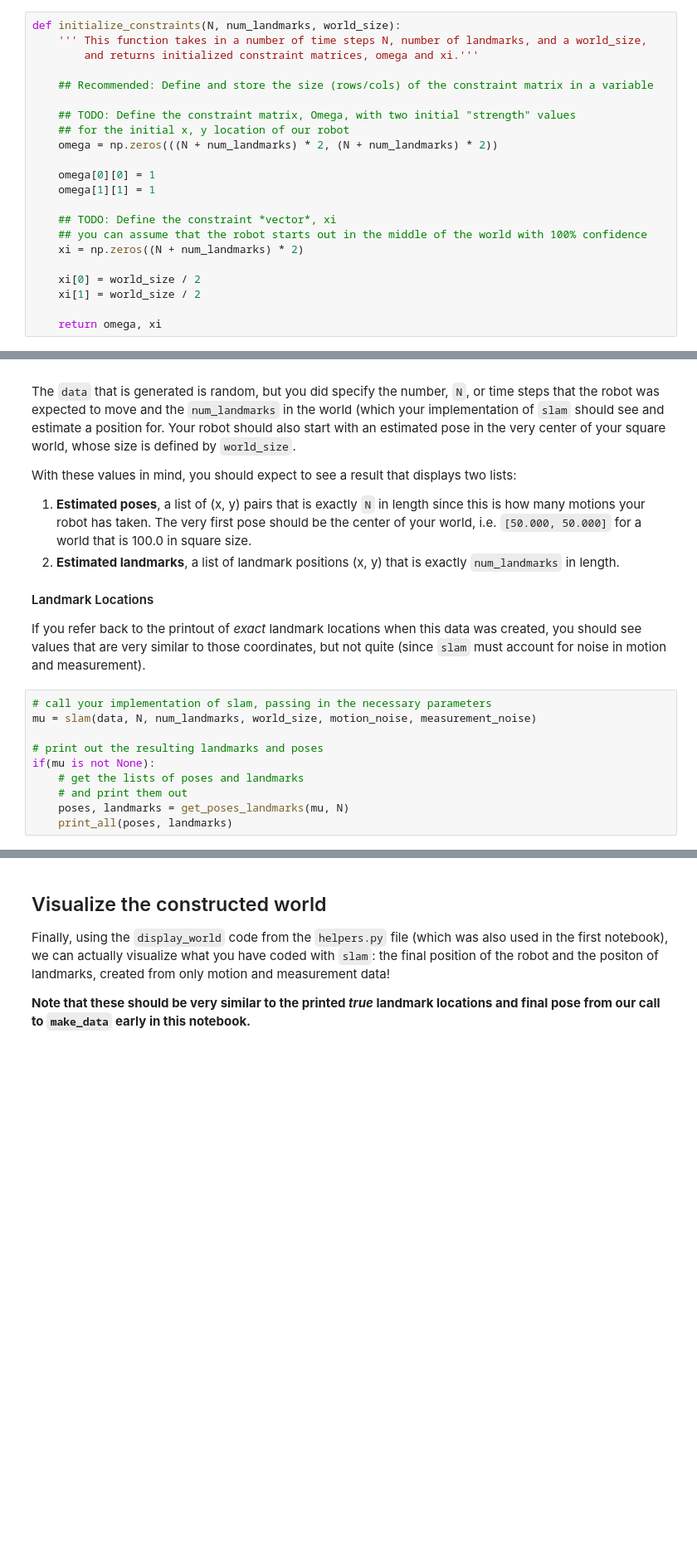
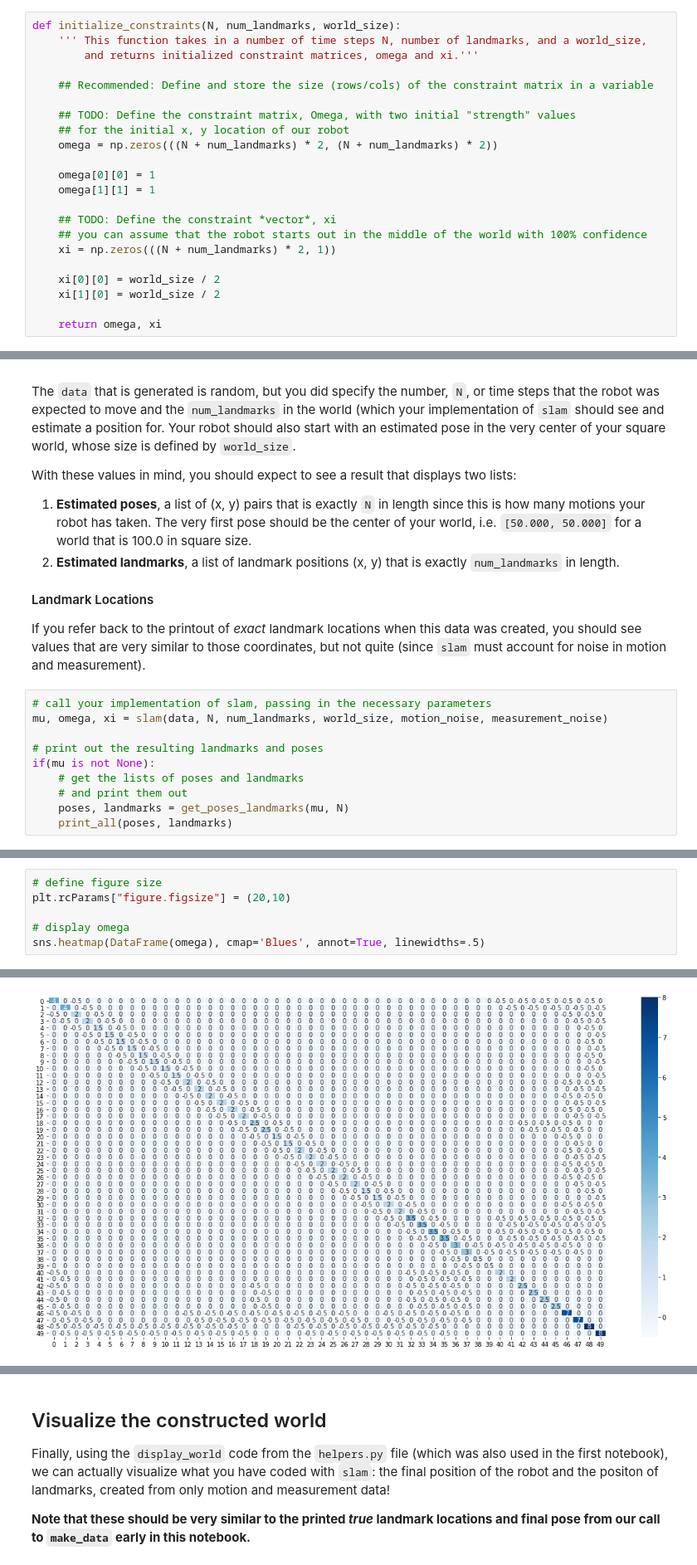
Before and after one commit to Sergey55/cvnd_landmark_detection_and_tracking, a Jupyter notebook: 3. Landmark Detection and Tracking.ipynb, the cells around one changed output, grey strips where cells are left out. Shown: that part at 83% size. Drawn from its saved outputs; the diff is of its cells as text; blank space fills up the shorter version.

Commit message:
feat: Implement `slam` function

```diff
--- a/3. Landmark Detection and Tracking.ipynb
+++ b/3. Landmark Detection and Tracking.ipynb
@@ -135,10 +135,10 @@ def initialize_constraints(N, num_landmarks, world_size):
 
     ## TODO: Define the constraint *vector*, xi
     ## you can assume that the robot starts out in the middle of the world with 100% confidence
-    xi = np.zeros((N + num_landmarks) * 2)
+    xi = np.zeros(((N + num_landmarks) * 2, 1))
 
-    xi[0] = world_size / 2
-    xi[1] = world_size / 2
+    xi[0][0] = world_size / 2
+    xi[1][0] = world_size / 2
 
     return omega, xi
 # %% [markdown]
@@ -334,7 +314,7 @@ With these values in mind, you should expect to see a result that displays two l
 If you refer back to the printout of *exact* landmark locations when this data was created, you should see values that are very similar to those coordinates, but not quite (since `slam` must account for noise in motion and measurement).
 # %%
 # call your implementation of slam, passing in the necessary parameters
-mu = slam(data, N, num_landmarks, world_size, motion_noise, measurement_noise)
+mu, omega, xi = slam(data, N, num_landmarks, world_size, motion_noise, measurement_noise)
 
 # print out the resulting landmarks and poses
 if(mu is not None):
@@ -362,0 +346,7 @@ Estimated Poses:
+# %%
+# define figure size
+plt.rcParams["figure.figsize"] = (20,10)
+
+# display omega
+sns.heatmap(DataFrame(omega), cmap='Blues', annot=True, linewidths=.5)
+# %% [output]
@@ -362,0 +354 @@ Estimated Poses:
+[figure, added]
```
Also changed, not shown: parts of 14 cells of this notebook.
